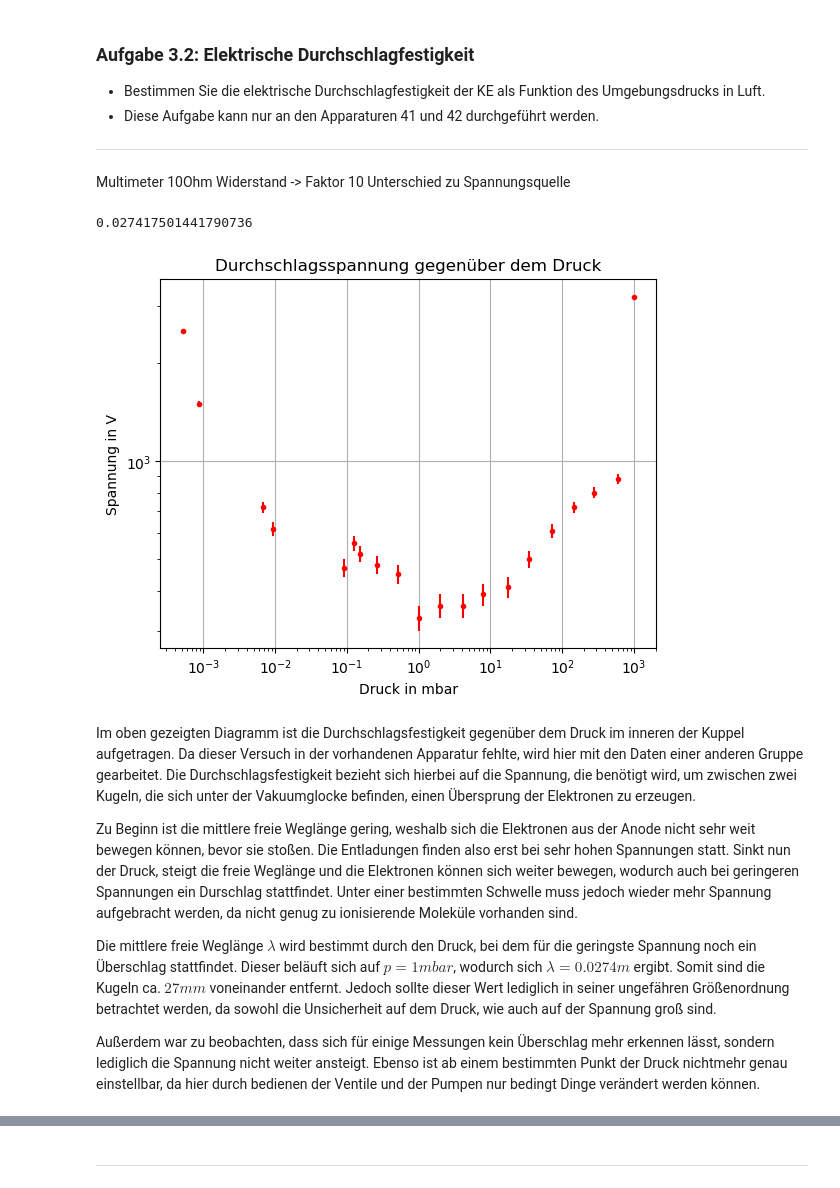
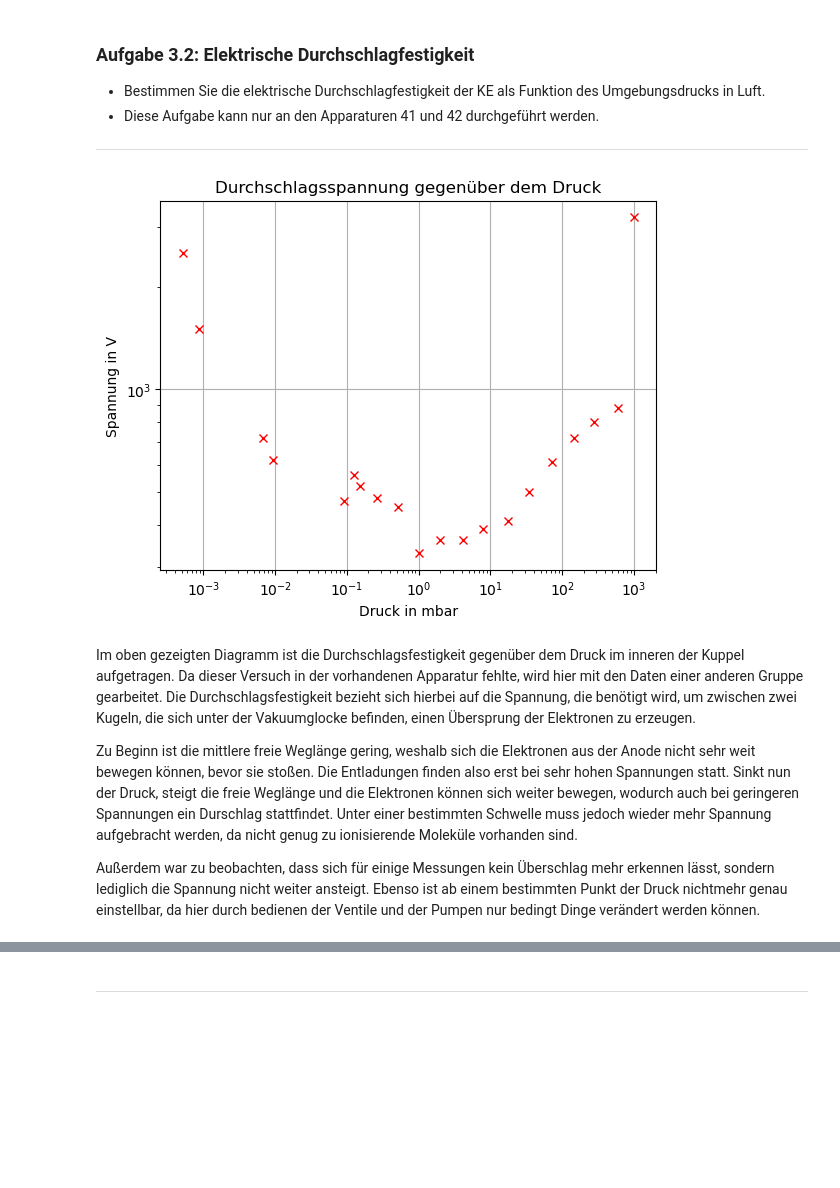
Before and after one commit to MRNock04/P2, a Jupyter notebook: Vakuum/Vakuum.ipynb, the cells around one changed output, grey strips where cells are left out. Saved outputs shown, nothing was run; the diff lists cells and outputs as text; code cells hidden in the pictures; blank space fills up the shorter version.

```diff
--- a/Vakuum/Vakuum.ipynb
+++ b/Vakuum/Vakuum.ipynb
@@ -291,55 +291,36 @@ Außerdem lassen sich die Daten sehr gut durch eine Gerade nähern, man erkennt
  - Diese Aufgabe kann nur an den Apparaturen 41 und 42 durchgeführt werden.
 
 ---
-# %% [markdown]
-Multimeter 10Ohm Widerstand -> Faktor 10 Unterschied zu Spannungsquelle
-# %%
-M_m = 28 *10**-3
-f = 0.74
-roh_fl = 807
-N_A = 6.022 * 10**23
-k_B = 1.38 * 10**-23
-T = 293.15
-
-V = M_m * f / (N_A * roh_fl)
-r = (3*V/(4*np.pi))**(1/3)
-sigma = np.pi * r**2
-
-p = 1
-lambd = k_B*T/(sigma*p)
-lambd
-# %% [output]
-0.027417501441790736
 # %%
 # Druck an T3
-p = np.array([1000, 600, 276, 145, 71.4, 35.0, 17.4, 8.01, 4.15, 2.01, 1.00, 0.51, 0.266, 0.15, 0.09]) # mbar
-U = np.array([319.5, 88, 80, 72, 61, 50, 41, 39, 36, 36, 33, 45, 48, 52, 47]) * 10 # Volt, *10 wegen Multimeter
+p = [1000, 600, 276, 145, 71.4, 35.0, 17.4, 8.01, 4.15, 2.01, 1.00, 0.51, 0.266, 0.15, 0.09] # mbar
+U = [319.5, 88, 80, 72, 61, 50, 41, 39, 36, 36, 33, 45, 48, 52, 47] # es fehlt Faktor 10
 
-p_rev = np.array([5.2*10**(-4), 8.8*10**(-4), 68*10**(-4), 92*10**(-4), 1260*10**(-4)]) #mbar
-U_rev = np.array([251, 150, 72, 62, 56]) * 10
+p_rev = [5.2*10**(-4), 8.8*10**(-4), 68*10**(-4), 92*10**(-4), 1260*10**(-4)] #mbar
+U_rev = [251, 150, 72, 62, 56] # es fehlt Faktor 10
+
+data_p = np.array(p + p_rev[::-1])
+data_U = np.array(U + U_rev[::-1]) * 10
 
 U_std = 30
 
 fig = plt.figure()
 ax = fig.add_subplot()
 
-ax.errorbar(p,U,yerr=U_std,fmt='r.')
-ax.errorbar(p_rev,U_rev,yerr=U_std,fmt='r.')
+ax.plot(data_p,data_U,'rx')
 ax.set_xscale('log')
 ax.set_yscale('log')
 
 ax.grid()
 ax.set_title('Durchschlagsspannung gegenüber dem Druck')
 ax.set_xlabel('Druck in mbar')
 ax.set_ylabel('Spannung in V')
 plt.show()
 # %% [output]
-[figure, old version]
+[figure, new version]
 # %% [markdown]
 Im oben gezeigten Diagramm ist die Durchschlagsfestigkeit gegenüber dem Druck im inneren der Kuppel aufgetragen. Da dieser Versuch in der vorhandenen Apparatur fehlte, wird hier mit den Daten einer anderen Gruppe gearbeitet. Die Durchschlagsfestigkeit bezieht sich hierbei auf die Spannung, die benötigt wird, um zwischen zwei Kugeln, die sich unter der Vakuumglocke befinden, einen Übersprung der Elektronen zu erzeugen.
 
 Zu Beginn ist die mittlere freie Weglänge gering, weshalb sich die Elektronen aus der Anode nicht sehr weit bewegen können, bevor sie stoßen. Die Entladungen finden also erst bei sehr hohen Spannungen statt. Sinkt nun der Druck, steigt die freie Weglänge und die Elektronen können sich weiter bewegen, wodurch auch bei geringeren Spannungen ein Durschlag stattfindet. Unter einer bestimmten Schwelle muss jedoch wieder mehr Spannung aufgebracht werden, da nicht genug zu ionisierende Moleküle vorhanden sind.
 
-Die mittlere freie Weglänge $\lambda$ wird bestimmt durch den Druck, bei dem für die geringste Spannung noch ein Überschlag stattfindet. Dieser beläuft sich auf $p = 1 mbar$, wodurch sich $\lambda = 0.0274m$ ergibt. Somit sind die Kugeln ca. $27mm$ voneinander entfernt. Jedoch sollte dieser Wert lediglich in seiner ungefähren Größenordnung betrachtet werden, da sowohl die Unsicherheit auf dem Druck, wie auch auf der Spannung groß sind.
-
 Außerdem war zu beobachten, dass sich für einige Messungen kein Überschlag mehr erkennen lässt, sondern lediglich die Spannung nicht weiter ansteigt. Ebenso ist ab einem bestimmten Punkt der Druck nichtmehr genau einstellbar, da hier durch bedienen der Ventile und der Pumpen nur bedingt Dinge verändert werden können.
```
Also changed, not shown: parts of 5 cells of this notebook.
